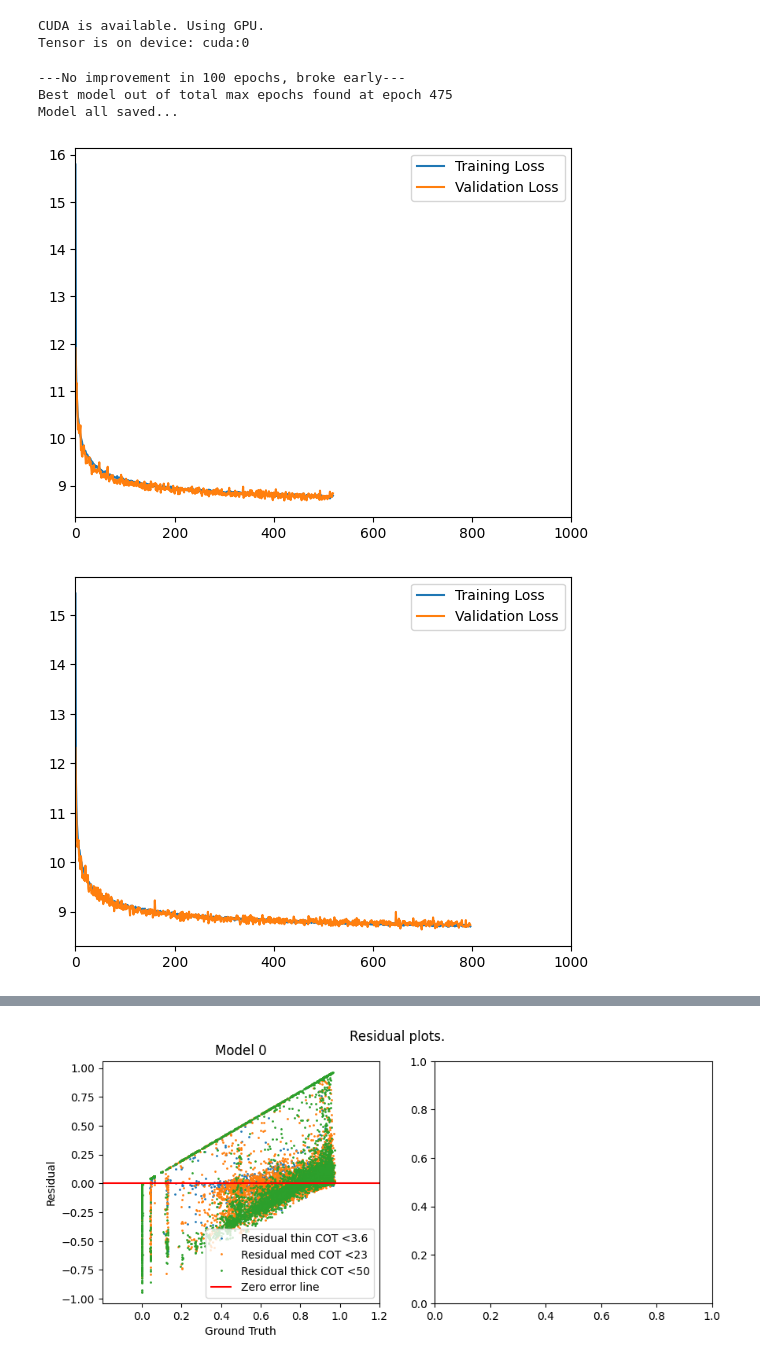
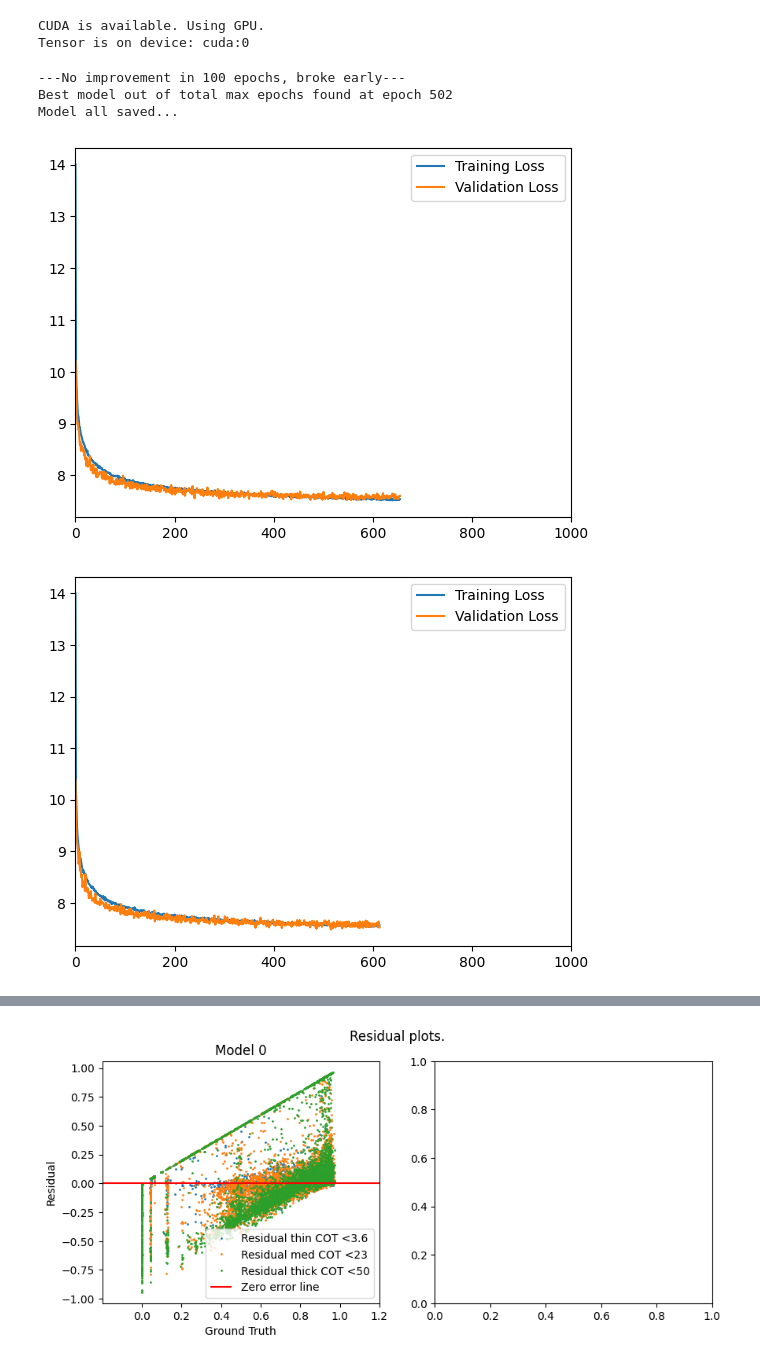
Before and after one commit to filipronn/SEEX30_Cloud_Fog, a Jupyter notebook: Cloud_rm/train_model.ipynb, the cells around one changed output, grey strips where cells are left out. Saved outputs shown, nothing was run; the diff lists cells and outputs as text; code cells hidden in the pictures.

```diff
--- a/Cloud_rm/train_model.ipynb
+++ b/Cloud_rm/train_model.ipynb
@@ -71,7 +86,7 @@ df=data_all.copy()
 #           'Sat_Zenith_Angle','Sun_Zenith_Angle','Azimuth_Diff_Angle']
 
 X_labels= ['Cloud_B02','Cloud_B03','Cloud_B04','Cloud_B05','Cloud_B06',
-           'Cloud_B07','Cloud_B08','Cloud_B09','Cloud_B10','Cloud_B11','Cloud_B12','Cloud_B13']
+           'Cloud_B07','Cloud_B08','Cloud_B09','Cloud_B10','Cloud_B11','Cloud_B12','Cloud_B13','Sun_Zenith_Angle']
 #Leave out 'GOT', 'Water_Vapor'
 #Band 1 no go.
 y_labels=['Clear_B02','Clear_B03','Clear_B04','Clear_B05',
@@ -108,7 +123,6 @@ models=[QuantileNetwork(quantiles=quantiles) for i in range(ensamble)]
 
 n_nodes_all=100
 
-"""
 sequence_all=lambda: nn.Sequential(
     nn.Linear(len(X_labels),n_nodes_all),
     nn.ReLU(),
@@ -129,54 +143,34 @@ sequence_all=lambda: nn.Sequential(
     nn.ReLU(),
     nn.Linear(n_nodes_all, len(quantiles)*len(y_labels)) #Output dimesion is number of quantiles times number of target variables
 )
-"""
-sequence_all=lambda: nn.Sequential(
-    nn.Linear(len(X_labels),100),
-    nn.ReLU(),
-    nn.Linear(100,60),
-    nn.BatchNorm1d(60),
-    nn.ReLU(),
-    nn.Linear(60,30),
-    nn.BatchNorm1d(30),
-    nn.ReLU(),
-    nn.Linear(30,30),
-    nn.BatchNorm1d(30),
-    nn.ReLU(),
-    nn.Linear(30,60),
-    nn.BatchNorm1d(60),
-    nn.ReLU(),
-    nn.Linear(60,100),
-    nn.BatchNorm1d(100),
-    nn.ReLU(),
-    nn.Linear(100, len(quantiles)*len(y_labels)) #Output dimesion is number of quantiles times number of target variables
-)
+
 
 for i,model in enumerate(models):
     main_filepath="pytorch_models/cont_test"
     model.fit(X_train.to_numpy(),y_train.to_numpy(),
             train_indices,
             validation_indices,
             batch_size=batch_size,
             nepochs=nepochs,
             sequence=sequence_all(),
             lr=0.003,
             data_norm=True,
             verbose=False,
             plot_training=True,
             early_break=True)
 
     if save:
         filepath=main_filepath+'/model'+str(i)
         os.makedirs(filepath,exist_ok=True)
         torch.save(model,filepath+'/model_file')
         print("Model all saved...")
 if save:
     X_test.to_csv(main_filepath+'/xtest.csv',index=True)
     y_test.to_csv(main_filepath+'/ytest.csv',index=True)
     df.to_csv(main_filepath+'/df.csv',index=True)
 # %% [output]
 ---No improvement in 100 epochs, broke early---
-Best model out of total max epochs found at epoch 475
+Best model out of total max epochs found at epoch 502
 Model all saved...
-[figure, old version]
+[figure, new version]
-[figure, old version]
+[figure, new version]
```
Also changed, not shown: parts of 2 cells of this notebook, 17 other files.
